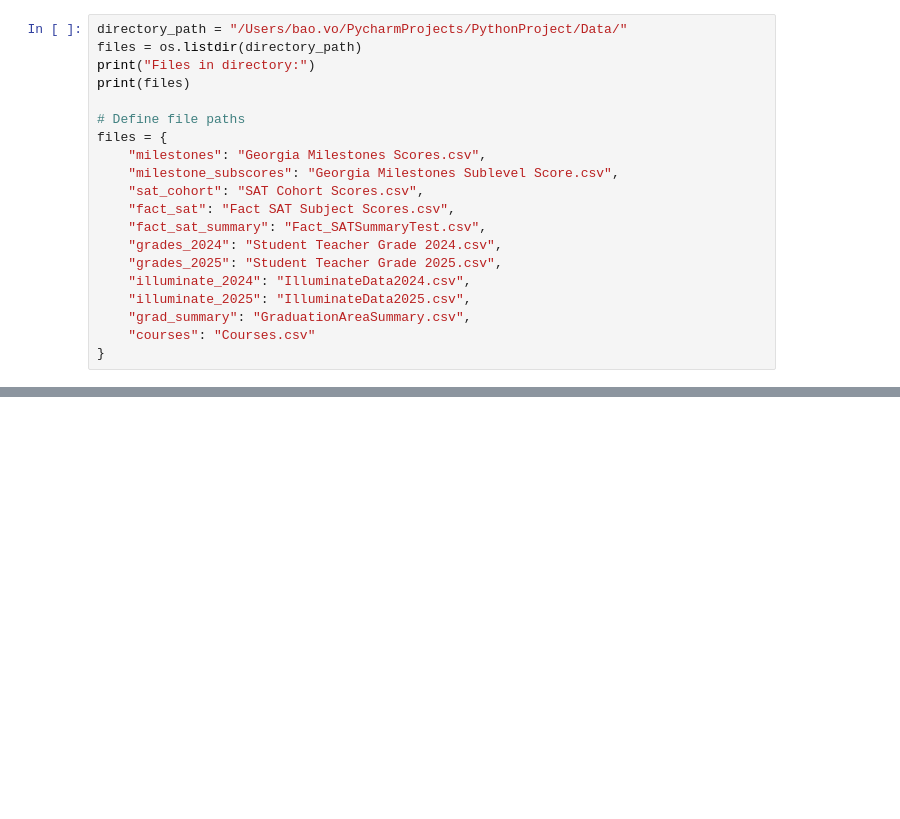
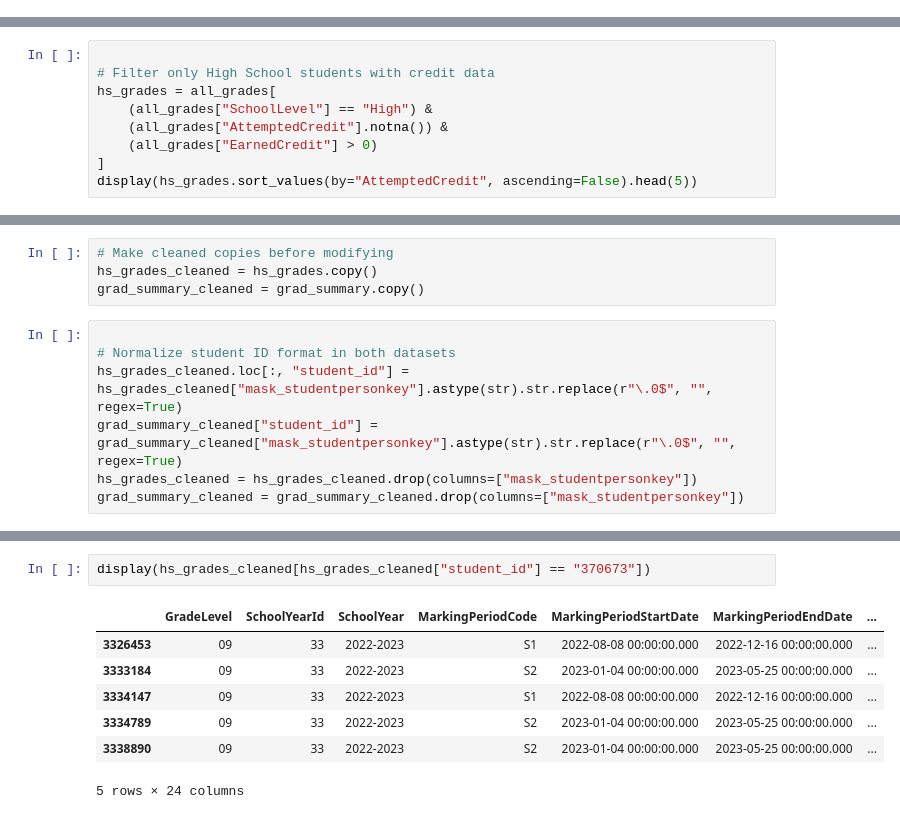
Before and after one commit to bvo0293/PracticumSummer2025, a Jupyter notebook: EDA.ipynb, the cells around one changed output, grey strips where cells are left out. Saved outputs shown, nothing was run; the diff lists cells and outputs as text; blank space fills up the shorter version.

```diff
--- a/EDA.ipynb
+++ b/EDA.ipynb
@@ -48,20 +17,0 @@ Found 16 CSV files.
-# %%
-directory_path = "/Users/bao.vo/PycharmProjects/PythonProject/Data/"
-files = os.listdir(directory_path)
-print("Files in directory:")
-print(files)
-
-# Define file paths
-files = {
-    "milestones": "Georgia Milestones Scores.csv",
-    "milestone_subscores": "Georgia Milestones Sublevel Score.csv",
-    "sat_cohort": "SAT Cohort Scores.csv",
-    "fact_sat": "Fact SAT Subject Scores.csv",
-    "fact_sat_summary": "Fact_SATSummaryTest.csv",
-    "grades_2024": "Student Teacher Grade 2024.csv",
-    "grades_2025": "Student Teacher Grade 2025.csv",
-    "illuminate_2024": "IlluminateData2024.csv",
-    "illuminate_2025": "IlluminateData2025.csv",
-    "grad_summary": "GraduationAreaSummary.csv",
-    "courses": "Courses.csv"
-}
@@ -322,0 +73,9 @@ Combined student-level dataset shape: (2790999, 111)
+# %%
+
+# Filter only High School students with credit data
+hs_grades = all_grades[
+    (all_grades["SchoolLevel"] == "High") &
+    (all_grades["AttemptedCredit"].notna()) &
+    (all_grades["EarnedCredit"] > 0)
+]
+display(hs_grades.sort_values(by="AttemptedCredit", ascending=False).head(5))
@@ -322,0 +90,11 @@ Combined student-level dataset shape: (2790999, 111)
+# %%
+# Make cleaned copies before modifying
+hs_grades_cleaned = hs_grades.copy()
+grad_summary_cleaned = grad_summary.copy()
+# %%
+
+# Normalize student ID format in both datasets
+hs_grades_cleaned.loc[:, "student_id"] = hs_grades_cleaned["mask_studentpersonkey"].astype(str).str.replace(r"\.0$", "", regex=True)
+grad_summary_cleaned["student_id"] = grad_summary_cleaned["mask_studentpersonkey"].astype(str).str.replace(r"\.0$", "", regex=True)
+hs_grades_cleaned = hs_grades_cleaned.drop(columns=["mask_studentpersonkey"])
+grad_summary_cleaned = grad_summary_cleaned.drop(columns=["mask_studentpersonkey"])
@@ -322,0 +109,10 @@ Combined student-level dataset shape: (2790999, 111)
+# %%
+display(hs_grades_cleaned[hs_grades_cleaned["student_id"] == "370673"])
+# %% [output]
+|  | GradeLevel | SchoolYearId | SchoolYear | MarkingPeriodCode | MarkingPeriodStartDate | MarkingPeriodEndDate | ... |
+| 3326453 | 09 | 33 | 2022-2023 | S1 | 2022-08-08 00:00:00.000 | 2022-12-16 00:00:00.000 | ... |
+| 3333184 | 09 | 33 | 2022-2023 | S2 | 2023-01-04 00:00:00.000 | 2023-05-25 00:00:00.000 | ... |
+| 3334147 | 09 | 33 | 2022-2023 | S1 | 2022-08-08 00:00:00.000 | 2022-12-16 00:00:00.000 | ... |
+| 3334789 | 09 | 33 | 2022-2023 | S2 | 2023-01-04 00:00:00.000 | 2023-05-25 00:00:00.000 | ... |
+| 3338890 | 09 | 33 | 2022-2023 | S2 | 2023-01-04 00:00:00.000 | 2023-05-25 00:00:00.000 | ... |
+5 rows × 24 columns
```
Also changed, not shown: parts of 27 cells of this notebook.
